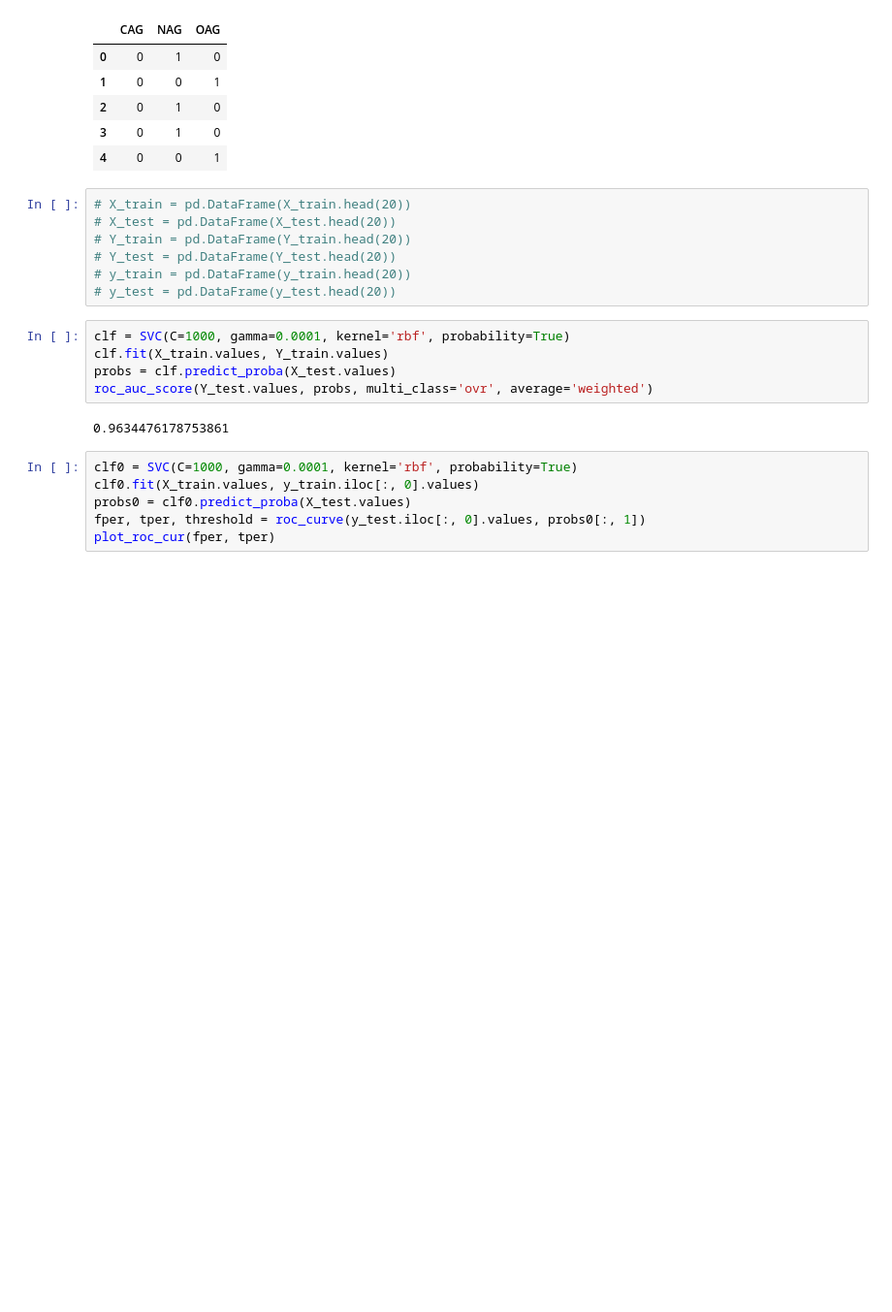
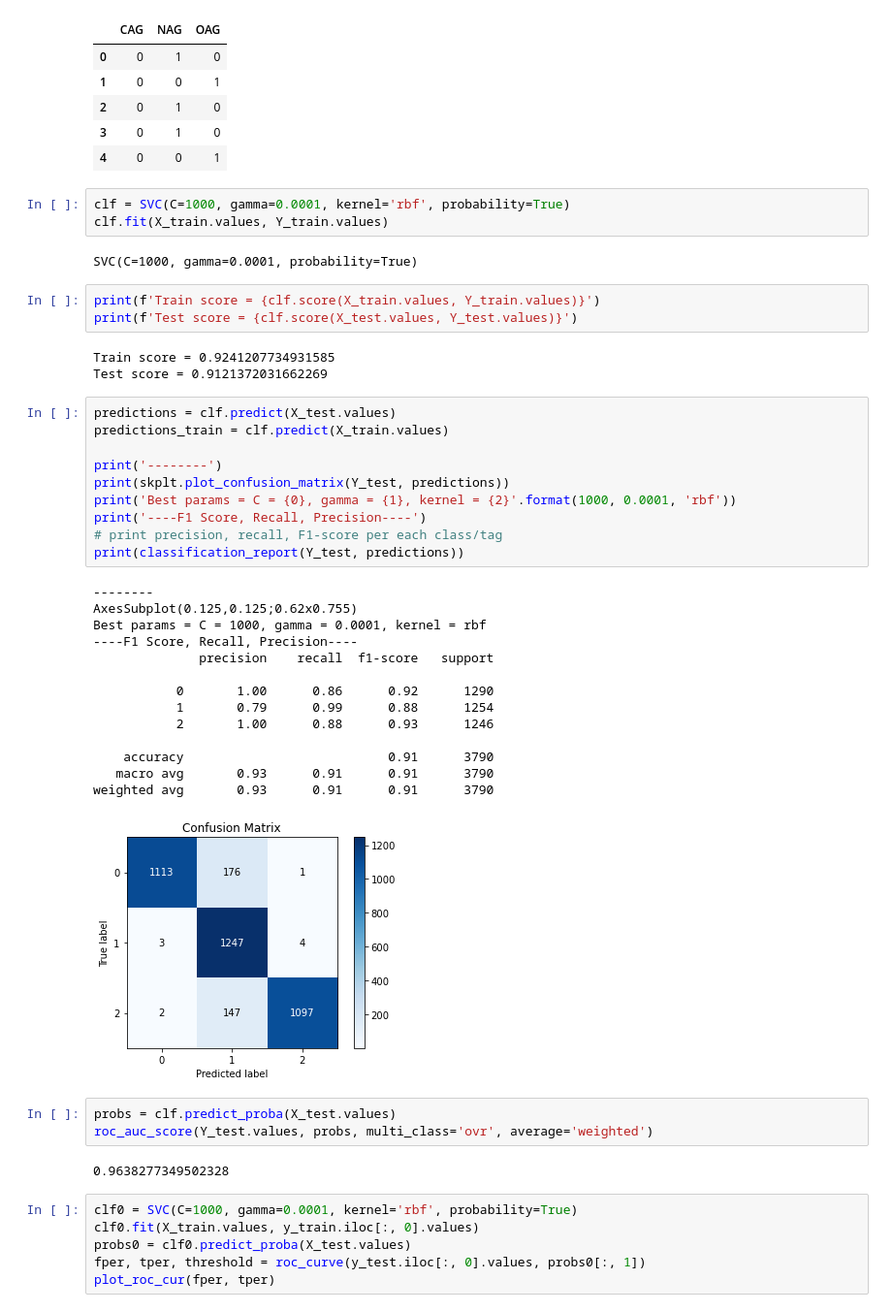
Before and after one commit to rachitsaksena/Multilingual-Agression-Classification, a Jupyter notebook: ROC Curve English.ipynb, the cells around one changed output. Shown: that part at 97% size. Saved outputs shown, nothing was run; the diff lists cells and outputs as text; blank space fills up the shorter version.

```diff
--- a/ROC Curve English.ipynb
+++ b/ROC Curve English.ipynb
@@ -52,20 +53,47 @@ y_train.head()
 | 2 | 0 | 1 | 0 |
 | 3 | 0 | 1 | 0 |
 | 4 | 0 | 0 | 1 |
-# %%
-# X_train = pd.DataFrame(X_train.head(20))
-# X_test = pd.DataFrame(X_test.head(20))
-# Y_train = pd.DataFrame(Y_train.head(20))
-# Y_test = pd.DataFrame(Y_test.head(20))
-# y_train = pd.DataFrame(y_train.head(20))
-# y_test = pd.DataFrame(y_test.head(20))
 # %%
 clf = SVC(C=1000, gamma=0.0001, kernel='rbf', probability=True)
 clf.fit(X_train.values, Y_train.values)
-probs = clf.predict_proba(X_test.values)
-roc_auc_score(Y_test.values, probs, multi_class='ovr', average='weighted')
 # %% [output]
-0.9634476178753861
+SVC(C=1000, gamma=0.0001, probability=True)
+# %%
+print(f'Train score = {clf.score(X_train.values, Y_train.values)}')
+print(f'Test score = {clf.score(X_test.values, Y_test.values)}')
+# %% [output]
+Train score = 0.9241207734931585
+Test score = 0.9121372031662269
+# %%
+predictions = clf.predict(X_test.values)
+predictions_train = clf.predict(X_train.values)
+
+print('--------')
+print(skplt.plot_confusion_matrix(Y_test, predictions))
+print('Best params = C = {0}, gamma = {1}, kernel = {2}'.format(1000, 0.0001, 'rbf'))
+print('----F1 Score, Recall, Precision----')
+# print precision, recall, F1-score per each class/tag
+print(classification_report(Y_test, predictions))
+# %% [output]
+--------
+AxesSubplot(0.125,0.125;0.62x0.755)
+Best params = C = 1000, gamma = 0.0001, kernel = rbf
+----F1 Score, Recall, Precision----
+              precision    recall  f1-score   support
+
+           0       1.00      0.86      0.92      1290
+           1       0.79      0.99      0.88      1254
+           2       1.00      0.88      0.93      1246
+
+    accuracy                           0.91      3790
+   macro avg       0.93      0.91      0.91      3790
+weighted avg       0.93      0.91      0.91      3790
+[figure, added]
+# %%
+probs = clf.predict_proba(X_test.values)
+roc_auc_score(Y_test.values, probs, multi_class='ovr', average='weighted')
+# %% [output]
+0.9638277349502328
 # %%
 clf0 = SVC(C=1000, gamma=0.0001, kernel='rbf', probability=True)
 clf0.fit(X_train.values, y_train.iloc[:, 0].values)
```
Also changed, not shown: parts of 1 cell of this notebook.
